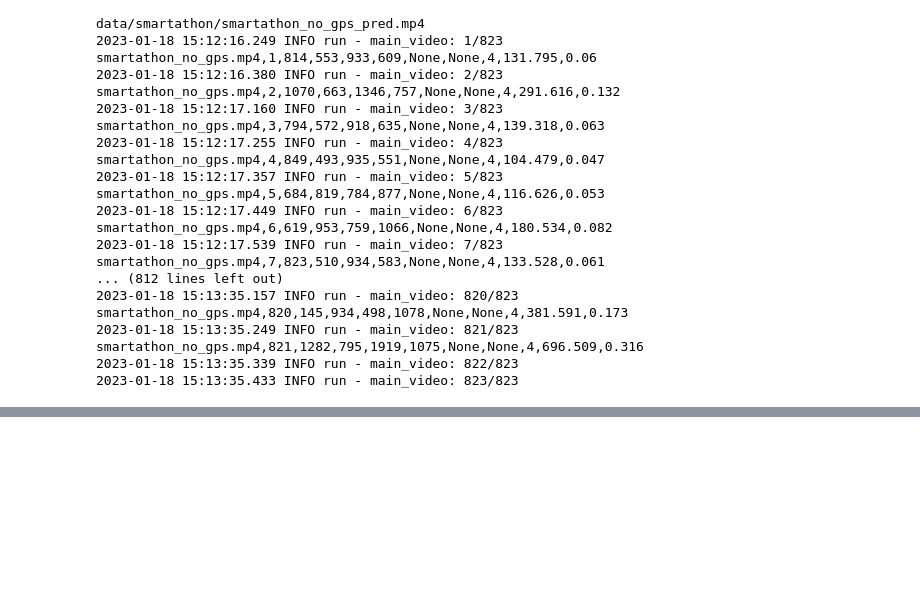
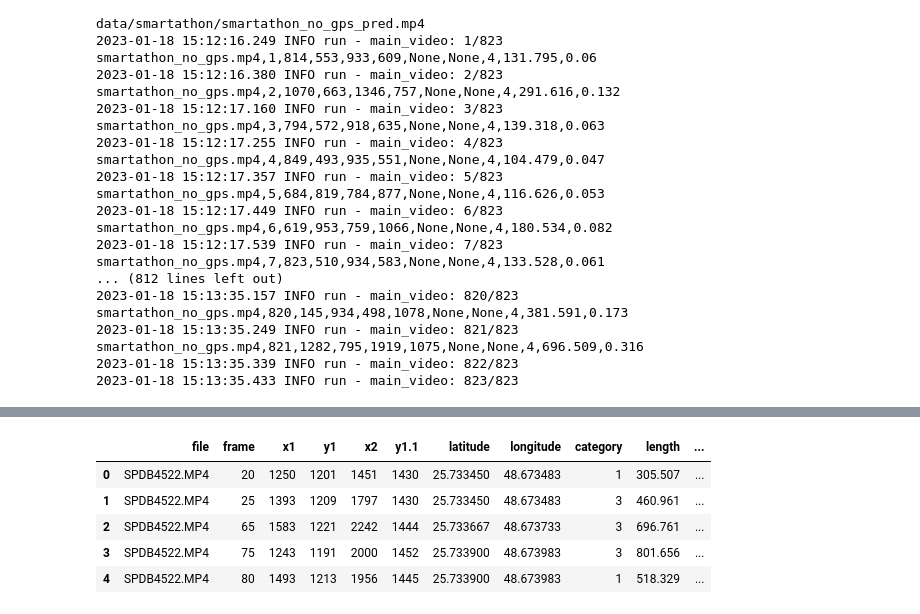
Before and after one commit to falcoeye/falcoeye_smartathon, a Jupyter notebook: python/RoadDamage.ipynb, the cells around one changed output, grey strips where cells are left out. Drawn from its saved outputs; the diff is of its cells as text; code cells hidden in the pictures; blank space fills up the shorter version.

```diff
--- a/python/RoadDamage.ipynb
+++ b/python/RoadDamage.ipynb
@@ -161,0 +159,9 @@ fig.show()
+# %%
+bdf.head()
+# %% [output]
+|  | file | frame | x1 | y1 | x2 | y1.1 | latitude | longitude | category | length | ... |
+| 0 | SPDB4522.MP4 | 20 | 1250 | 1201 | 1451 | 1430 | 25.733450 | 48.673483 | 1 | 305.507 | ... |
+| 1 | SPDB4522.MP4 | 25 | 1393 | 1209 | 1797 | 1430 | 25.733450 | 48.673483 | 3 | 460.961 | ... |
+| 2 | SPDB4522.MP4 | 65 | 1583 | 1221 | 2242 | 1444 | 25.733667 | 48.673733 | 3 | 696.761 | ... |
+| 3 | SPDB4522.MP4 | 75 | 1243 | 1191 | 2000 | 1452 | 25.733900 | 48.673983 | 3 | 801.656 | ... |
+| 4 | SPDB4522.MP4 | 80 | 1493 | 1213 | 1956 | 1445 | 25.733900 | 48.673983 | 1 | 518.329 | ... |
```
Also changed, not shown: parts of 15 cells of this notebook, 4 other files.
